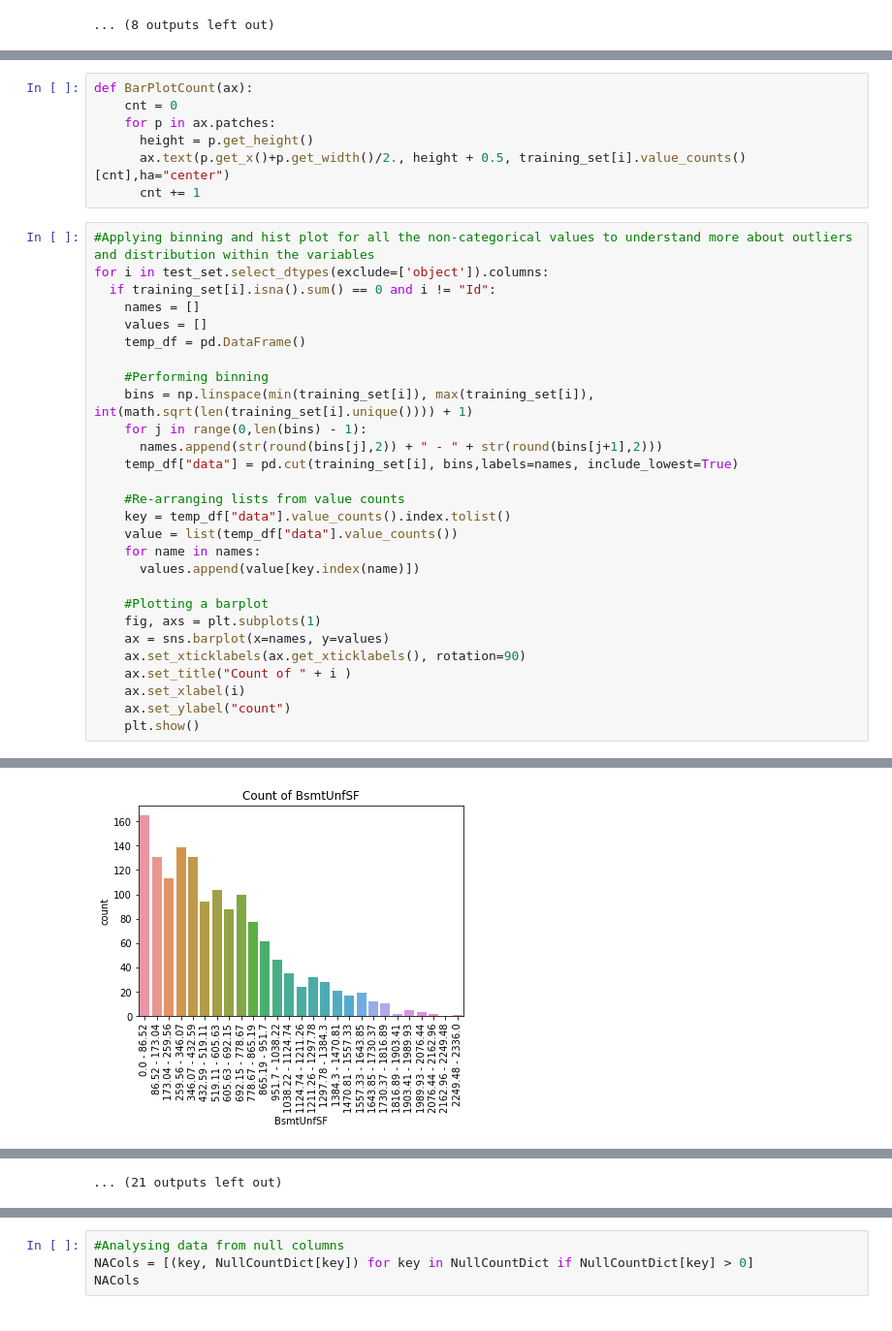
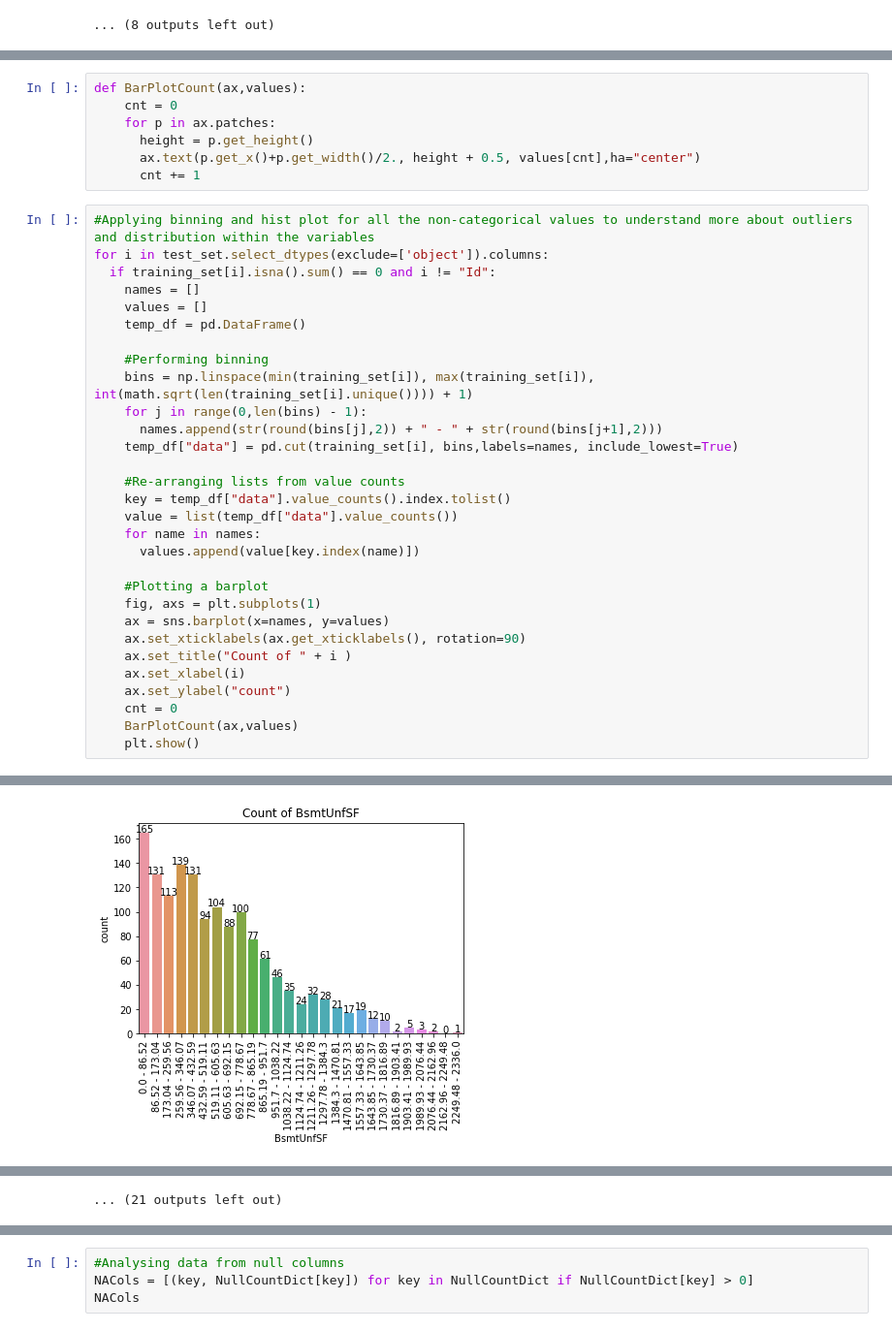
Before and after one commit to Adith13294/House-price-predictions, a Jupyter notebook: House_Price_prediction.ipynb, the cells around one changed output, grey strips where cells are left out. Shown at 97% size. Drawn from its saved outputs; the diff is of its cells as text.

```diff
--- a/House_Price_prediction.ipynb
+++ b/House_Price_prediction.ipynb
@@ -163,11 +163,11 @@ pearson_co-efficient= 0.39  p-value= 3.3941098292907553e-53
 pearson_co-efficient= -0.01  p-value= 0.663998650834577
 ... (36 outputs left out)
 # %%
-def BarPlotCount(ax):
+def BarPlotCount(ax,values):
     cnt = 0
     for p in ax.patches:
       height = p.get_height()
-      ax.text(p.get_x()+p.get_width()/2., height + 0.5, training_set[i].value_counts()[cnt],ha="center")
+      ax.text(p.get_x()+p.get_width()/2., height + 0.5, values[cnt],ha="center")
       cnt += 1
 # %%
 #Applying binning and hist plot for all the non-categorical values to understand more about outliers and distribution within the variables
@@ -196,5 +196,7 @@ for i in test_set.select_dtypes(exclude=['object']).columns:
     ax.set_title("Count of " + i )
     ax.set_xlabel(i)
     ax.set_ylabel("count")
+    cnt = 0
+    BarPlotCount(ax,values)
     plt.show()
 # %% [output]
@@ -209 +211 @@ for i in test_set.select_dtypes(exclude=['object']).columns:
-[figure, old version]
+[figure, new version]
```
Also changed, not shown: parts of 13 cells of this notebook.
